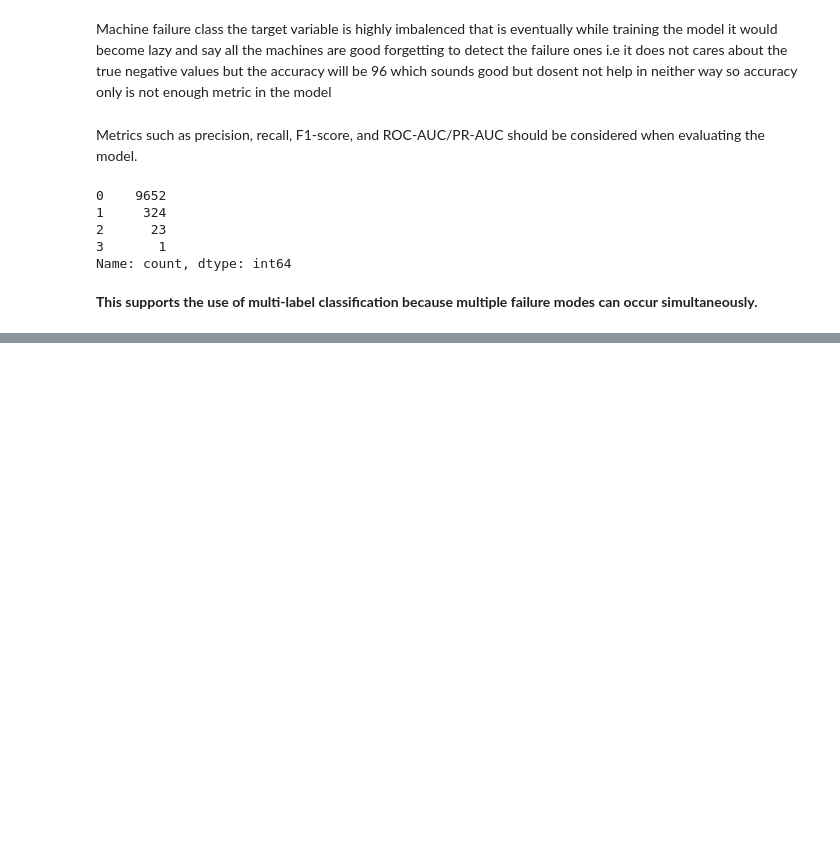
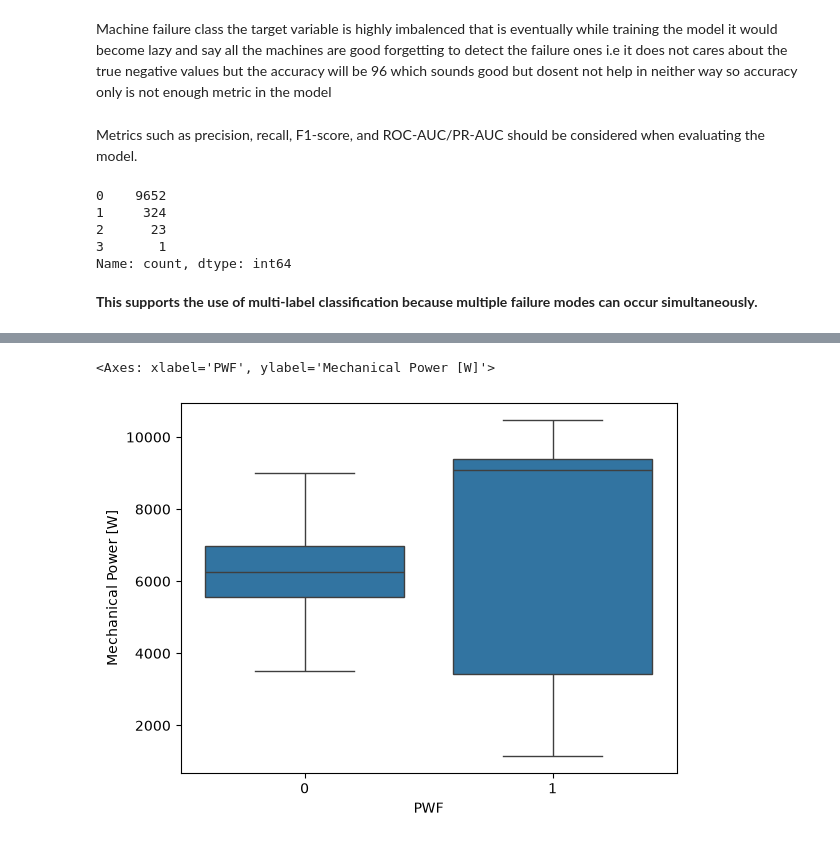
Before and after one commit to sanjayofficialworks-ai/predictive-maintance, a Jupyter notebook: notebooks/eda.ipynb, the cells around one changed output, grey strips where cells are left out. Cells and saved outputs as stored; diff of their text form; code cells hidden in the pictures; blank space fills up the shorter version.

```diff
--- a/notebooks/eda.ipynb
+++ b/notebooks/eda.ipynb
@@ -227,0 +233,5 @@ Name: count, dtype: int64
+# %%
+sns.boxplot(x='PWF', y="Mechanical Power [W]", data=df)
+# %% [output]
+<Axes: xlabel='PWF', ylabel='Mechanical Power [W]'>
+[figure, added]
```
Also changed, not shown: parts of 2 cells of this notebook.
